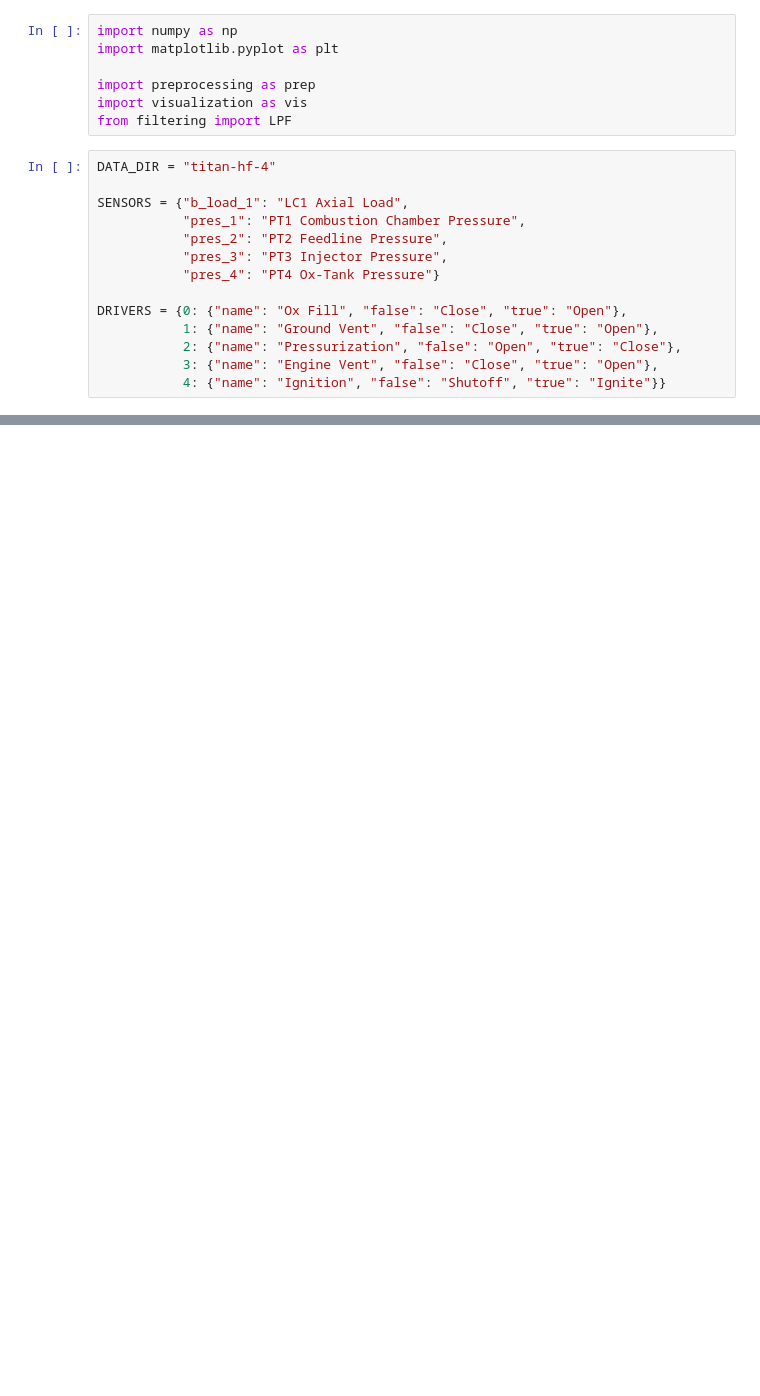
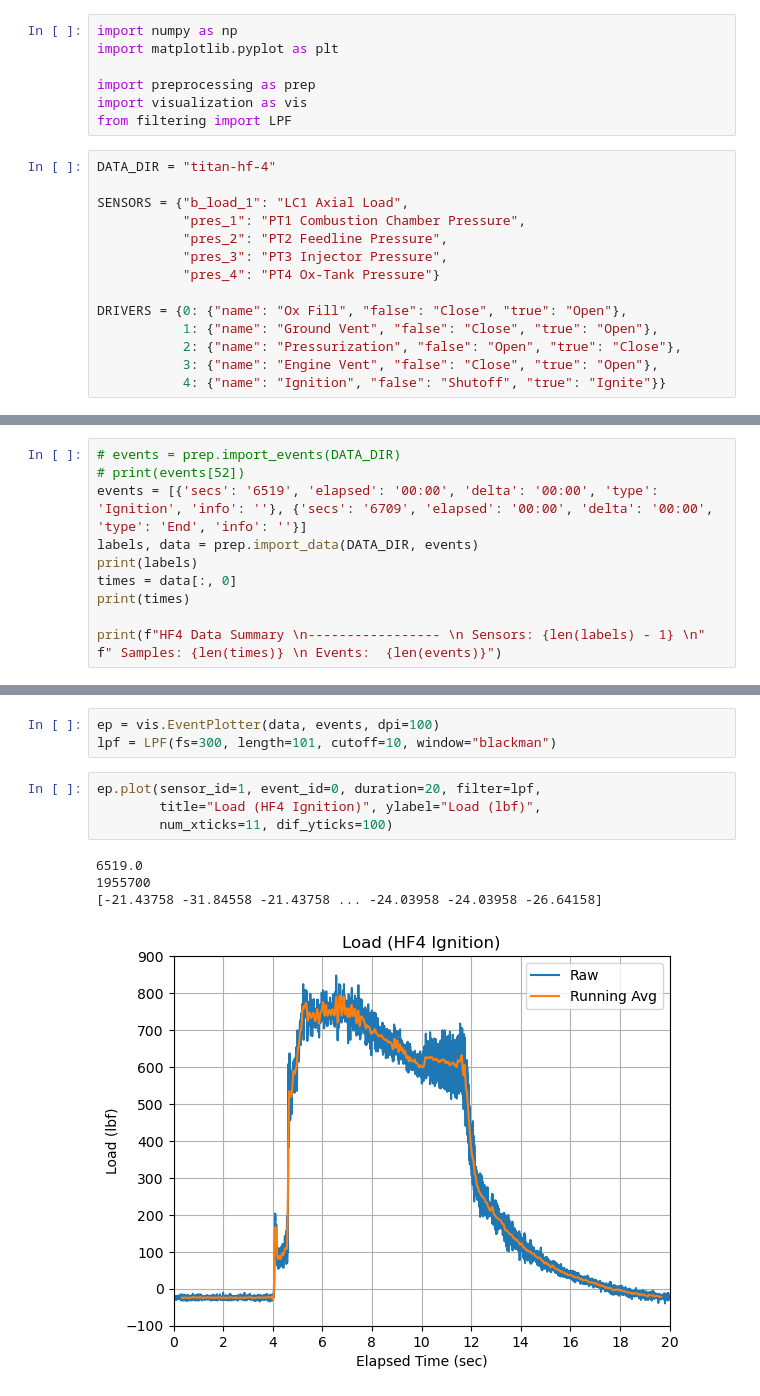
Before and after one commit to rice-eclipse/hotfire-data, a Jupyter notebook: analysis-titan-hf-4.ipynb, the cells around one changed output, grey strips where cells are left out. Drawn from its saved outputs; the diff is of its cells as text; blank space fills up the shorter version.

```diff
--- a/analysis-titan-hf-4.ipynb
+++ b/analysis-titan-hf-4.ipynb
@@ -59,0 +74,10 @@ INFO:data_to_dash:Broadcasting message: 'Ignition in 10...'
+# %%
+# events = prep.import_events(DATA_DIR)
+# print(events[52])
+events = [{'secs': '6519', 'elapsed': '00:00', 'delta': '00:00', 'type': 'Ignition', 'info': ''}, {'secs': '6709', 'elapsed': '00:00', 'delta': '00:00', 'type': 'End', 'info': ''}]
+labels, data = prep.import_data(DATA_DIR, events)
+print(labels)
+times = data[:, 0]
+print(times)
+
+print(f"HF4 Data Summary \n----------------- \n Sensors: {len(labels) - 1} \n" f" Samples: {len(times)} \n Events:  {len(events)}")
@@ -59,0 +94,12 @@ INFO:data_to_dash:Broadcasting message: 'Ignition in 10...'
+# %%
+ep = vis.EventPlotter(data, events, dpi=100)
+lpf = LPF(fs=300, length=101, cutoff=10, window="blackman")
+# %%
+ep.plot(sensor_id=1, event_id=0, duration=20, filter=lpf,
+        title="Load (HF4 Ignition)", ylabel="Load (lbf)",
+        num_xticks=11, dif_yticks=100)
+# %% [output]
+6519.0
+1955700
+[-21.43758 -31.84558 -21.43758 ... -24.03958 -24.03958 -26.64158]
+[figure, added]
```
Also changed, not shown: parts of 6 cells of this notebook, 4 other files.
